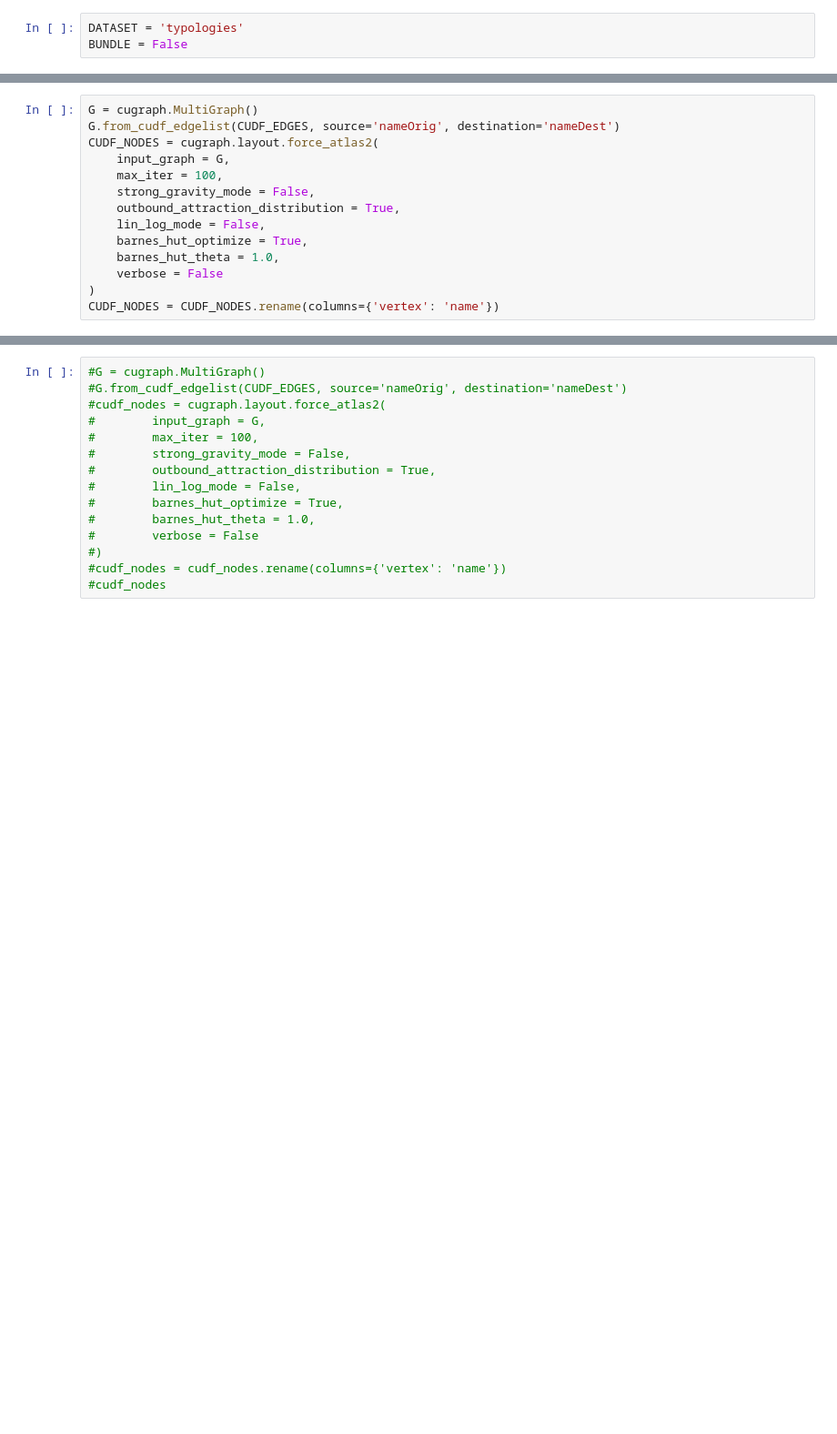
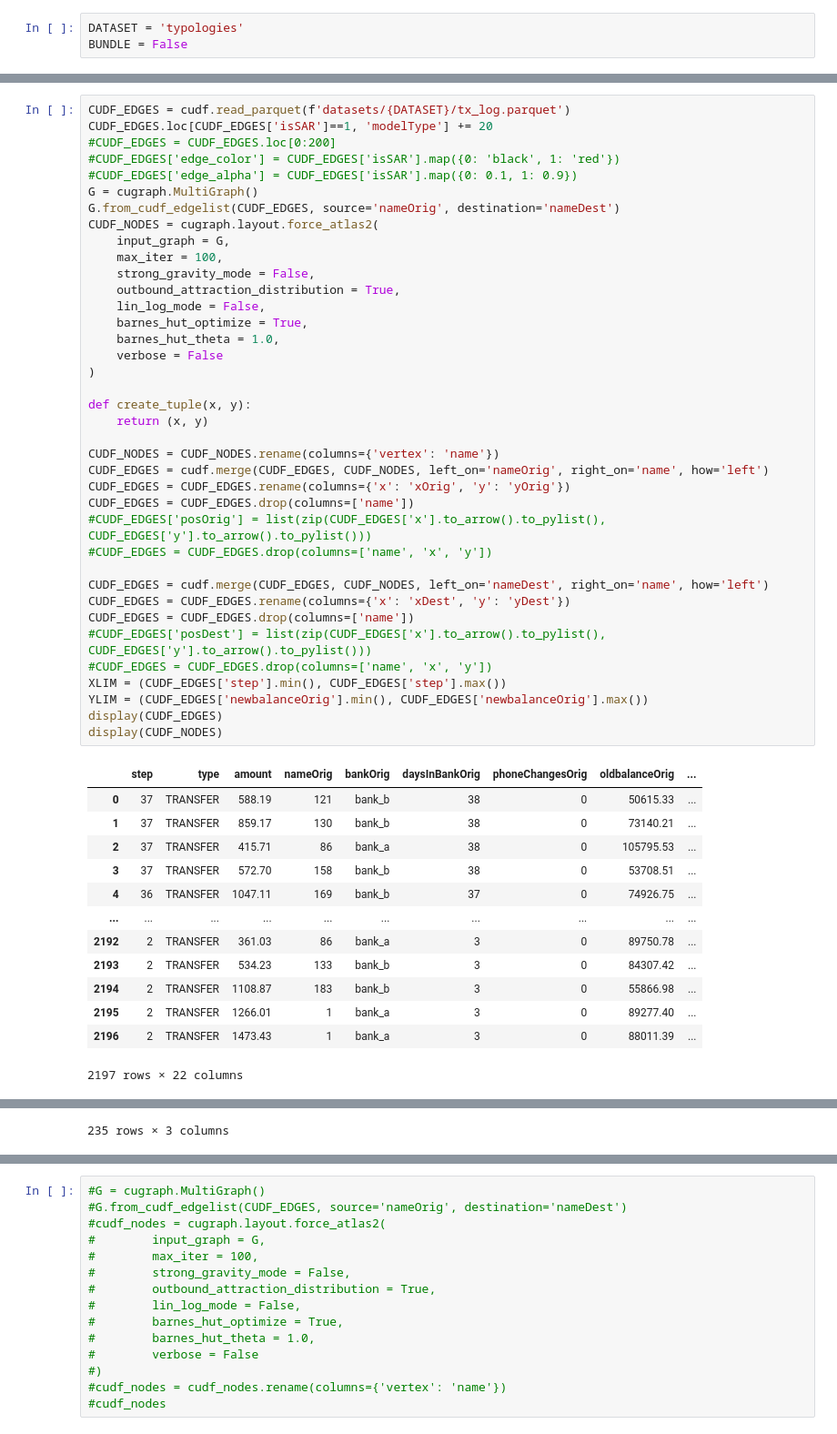
Before and after one commit to aidotse/flib, a Jupyter notebook: transaction-network-explorer/main-v2.ipynb, the cells around one changed output, grey strips where cells are left out. Shown at 91% size. Cells and saved outputs as stored; diff of their text form; blank space fills up the shorter version.

```diff
--- a/transaction-network-explorer/main-v2.ipynb
+++ b/transaction-network-explorer/main-v2.ipynb
@@ -58,14 +22,52 @@ CUDF_EDGES
-# %%
-G = cugraph.MultiGraph()
-G.from_cudf_edgelist(CUDF_EDGES, source='nameOrig', destination='nameDest')
-CUDF_NODES = cugraph.layout.force_atlas2(
-    input_graph = G,
-    max_iter = 100,
-    strong_gravity_mode = False,
-    outbound_attraction_distribution = True,
-    lin_log_mode = False,
-    barnes_hut_optimize = True,
-    barnes_hut_theta = 1.0,
-    verbose = False
-)
-CUDF_NODES = CUDF_NODES.rename(columns={'vertex': 'name'})
+# %%
+CUDF_EDGES = cudf.read_parquet(f'datasets/{DATASET}/tx_log.parquet')
+CUDF_EDGES.loc[CUDF_EDGES['isSAR']==1, 'modelType'] += 20
+#CUDF_EDGES = CUDF_EDGES.loc[0:200]
+#CUDF_EDGES['edge_color'] = CUDF_EDGES['isSAR'].map({0: 'black', 1: 'red'})
+#CUDF_EDGES['edge_alpha'] = CUDF_EDGES['isSAR'].map({0: 0.1, 1: 0.9})
+G = cugraph.MultiGraph()
+G.from_cudf_edgelist(CUDF_EDGES, source='nameOrig', destination='nameDest')
+CUDF_NODES = cugraph.layout.force_atlas2(
+    input_graph = G,
+    max_iter = 100,
+    strong_gravity_mode = False,
+    outbound_attraction_distribution = True,
+    lin_log_mode = False,
+    barnes_hut_optimize = True,
+    barnes_hut_theta = 1.0,
+    verbose = False
+)
+
+def create_tuple(x, y):
+    return (x, y)
+
+CUDF_NODES = CUDF_NODES.rename(columns={'vertex': 'name'})
+CUDF_EDGES = cudf.merge(CUDF_EDGES, CUDF_NODES, left_on='nameOrig', right_on='name', how='left')
+CUDF_EDGES = CUDF_EDGES.rename(columns={'x': 'xOrig', 'y': 'yOrig'})
+CUDF_EDGES = CUDF_EDGES.drop(columns=['name'])
+#CUDF_EDGES['posOrig'] = list(zip(CUDF_EDGES['x'].to_arrow().to_pylist(), CUDF_EDGES['y'].to_arrow().to_pylist()))
+#CUDF_EDGES = CUDF_EDGES.drop(columns=['name', 'x', 'y'])
+
+CUDF_EDGES = cudf.merge(CUDF_EDGES, CUDF_NODES, left_on='nameDest', right_on='name', how='left')
+CUDF_EDGES = CUDF_EDGES.rename(columns={'x': 'xDest', 'y': 'yDest'})
+CUDF_EDGES = CUDF_EDGES.drop(columns=['name'])
+#CUDF_EDGES['posDest'] = list(zip(CUDF_EDGES['x'].to_arrow().to_pylist(), CUDF_EDGES['y'].to_arrow().to_pylist()))
+#CUDF_EDGES = CUDF_EDGES.drop(columns=['name', 'x', 'y'])
+XLIM = (CUDF_EDGES['step'].min(), CUDF_EDGES['step'].max())
+YLIM = (CUDF_EDGES['newbalanceOrig'].min(), CUDF_EDGES['newbalanceOrig'].max())
+display(CUDF_EDGES)
+display(CUDF_NODES)
+# %% [output]
+|  | step | type | amount | nameOrig | bankOrig | daysInBankOrig | phoneChangesOrig | oldbalanceOrig | ... |
+| 0 | 37 | TRANSFER | 588.19 | 121 | bank_b | 38 | 0 | 50615.33 | ... |
+| 1 | 37 | TRANSFER | 859.17 | 130 | bank_b | 38 | 0 | 73140.21 | ... |
+| 2 | 37 | TRANSFER | 415.71 | 86 | bank_a | 38 | 0 | 105795.53 | ... |
+| 3 | 37 | TRANSFER | 572.70 | 158 | bank_b | 38 | 0 | 53708.51 | ... |
+| 4 | 36 | TRANSFER | 1047.11 | 169 | bank_b | 37 | 0 | 74926.75 | ... |
+| ... | ... | ... | ... | ... | ... | ... | ... | ... | ... |
+| 2192 | 2 | TRANSFER | 361.03 | 86 | bank_a | 3 | 0 | 89750.78 | ... |
+| 2193 | 2 | TRANSFER | 534.23 | 133 | bank_b | 3 | 0 | 84307.42 | ... |
+| 2194 | 2 | TRANSFER | 1108.87 | 183 | bank_b | 3 | 0 | 55866.98 | ... |
+| 2195 | 2 | TRANSFER | 1266.01 | 1 | bank_a | 3 | 0 | 89277.40 | ... |
+| 2196 | 2 | TRANSFER | 1473.43 | 1 | bank_a | 3 | 0 | 88011.39 | ... |
+2197 rows × 22 columns
@@ -71,0 +86 @@ CUDF_NODES = CUDF_NODES.rename(columns={'vertex': 'name'})
+235 rows × 3 columns
```
Also changed, not shown: parts of 7 cells of this notebook.
